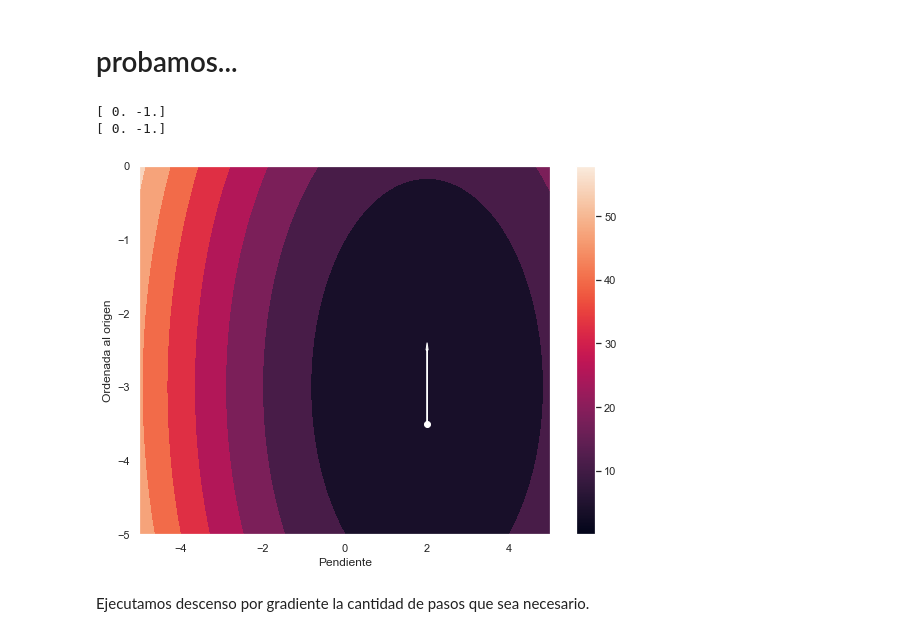
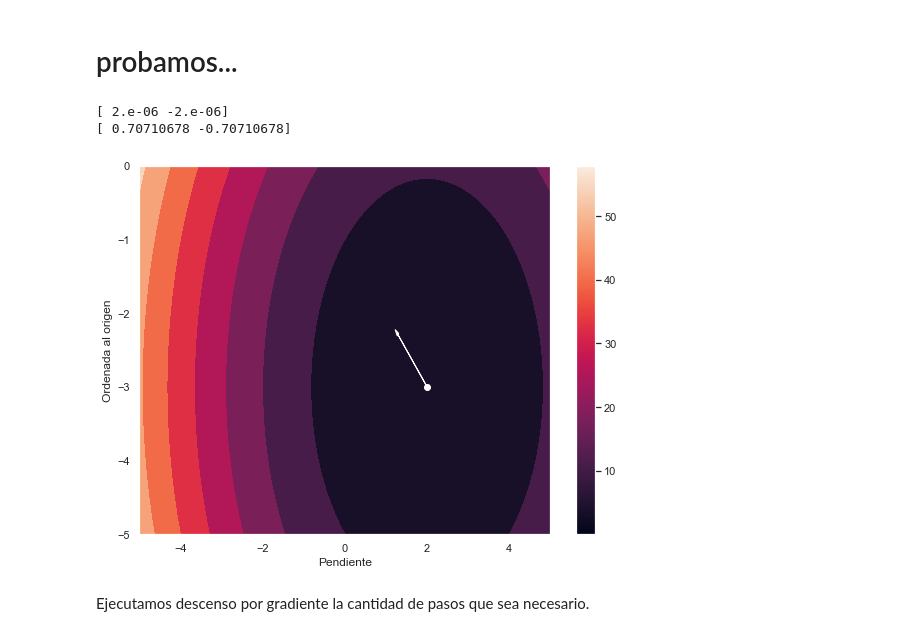
Before and after one commit to achiola/acamica, a Jupyter notebook: B02C24/B02C24.ipynb, the cells around one changed output. Drawn from its saved outputs; the diff is of its cells as text; code cells hidden in the pictures.

```diff
--- a/B02C24/B02C24.ipynb
+++ b/B02C24/B02C24.ipynb
@@ -245,36 +245,36 @@ Lo implementamos. Definimos donde empezar, cuantos pasos hacer y el *learning ra
 # probamos...
 # %%
 
-m_prueba = 2 #Solo aca tienen que cambiar
-b_prueba = -3.5 #Solo aca tienen que cambiar
+m_prueba = 2.000001 #Solo aca tienen que cambiar
+b_prueba = -3.000001 #Solo aca tienen que cambiar
 
 grad = gradiente(m_prueba, b_prueba)
 print(grad)
 
 ### Esto es para que tenga norma 1. Ignorar
 grad = grad/np.linalg.norm(grad)
 print(grad)
 
 fig = plt.figure(figsize = (8,6))
 ax = fig.gca()
 
 plt.pcolormesh(Ms, Bs,MSE_m_y_b(Ms, Bs))
 ax.contourf(Ms, Bs, MSE_m_y_b(Ms, Bs))
 plt.colorbar()
 
 plt.scatter(m_prueba,b_prueba, c="white")
 
 ##Asegurate de entender bien que significan los parámetros: m_prueba,b_prueba, -grad[0] y -grad[1]. ¿Por qué el grad está en negativo?
 plt.arrow(m_prueba,b_prueba, -grad[0], -grad[1], head_width=0.05, head_length=0.1, fc='white', ec='white')
 
 plt.xlabel('Pendiente')
 plt.ylabel('Ordenada al origen')
 plt.tight_layout()
 plt.show()
 # %% [output]
-[ 0. -1.]
-[ 0. -1.]
+[ 2.e-06 -2.e-06]
+[ 0.70710678 -0.70710678]
-[figure, old version]
+[figure, new version]
 # %%
 m = -1   #por ahora, los elegimos a mano, pero deberia ser al azar
 b = -1   #por ahora, los elegimos a mano, pero deberia ser al azar
```
Also changed, not shown: parts of 6 cells of this notebook, 18 other files.
